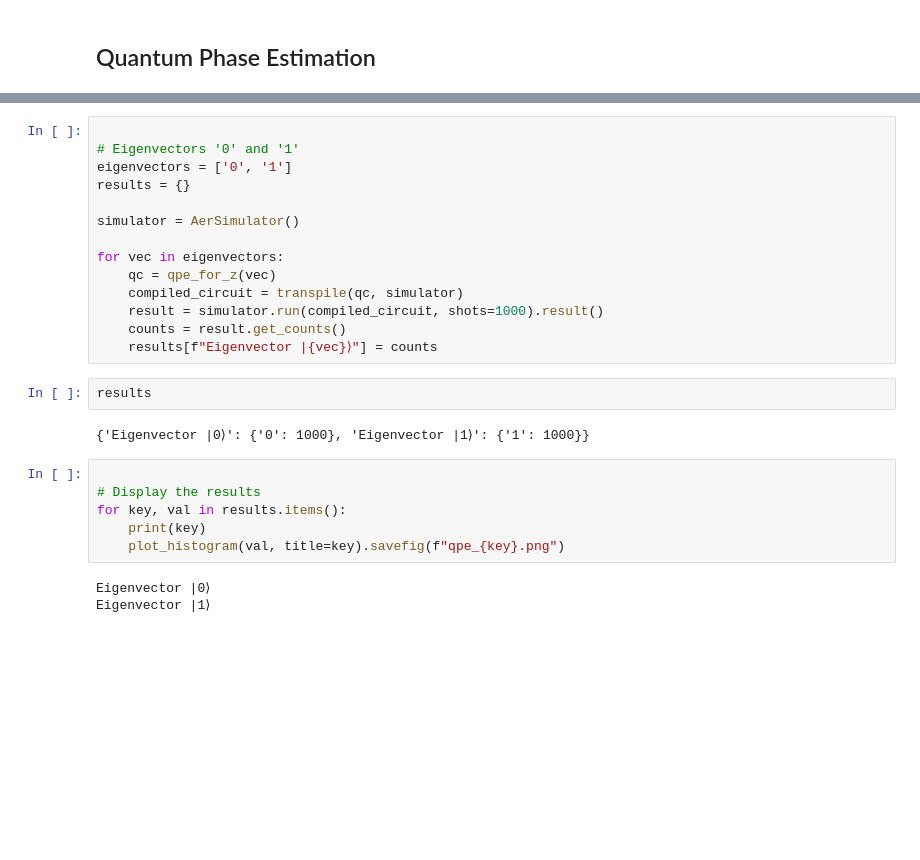
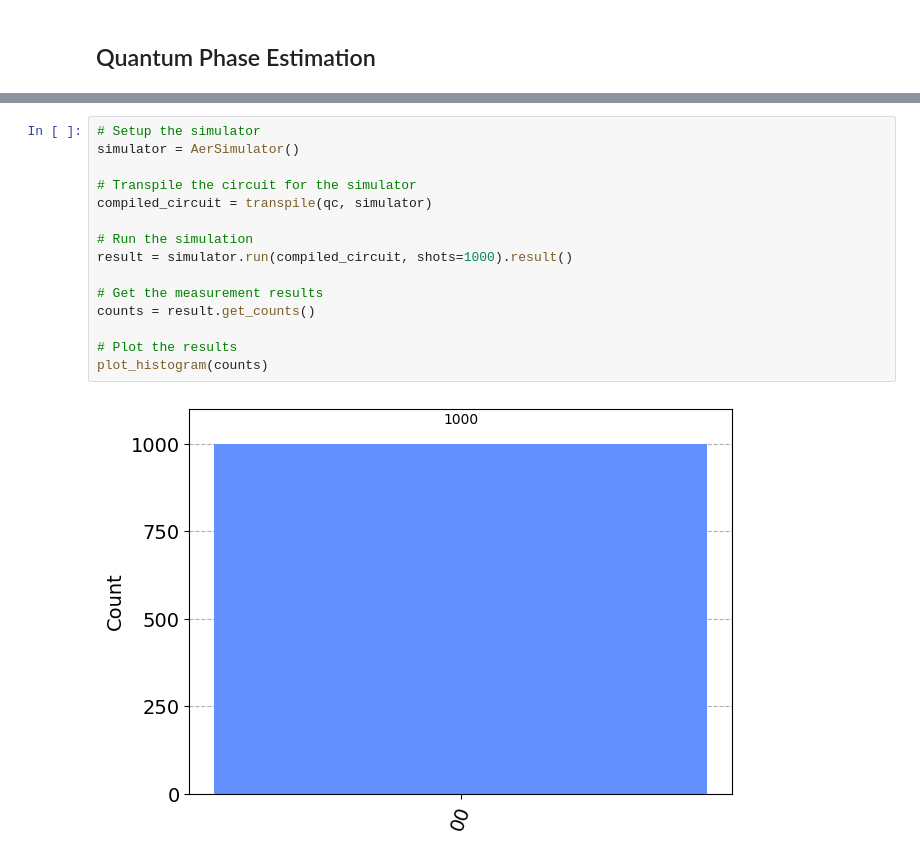
Before and after one commit to Techie5879/qiskit-practice, a Jupyter notebook: QPE.ipynb, the cells around one changed output, grey strips where cells are left out. Saved outputs shown, nothing was run; the diff lists cells and outputs as text; blank space fills up the shorter version.

```diff
--- a/QPE.ipynb
+++ b/QPE.ipynb
@@ -30,27 +108,17 @@ def qpe_for_z(eigenvector):
 # %%
-
-# Eigenvectors '0' and '1'
-eigenvectors = ['0', '1']
-results = {}
-
+# Setup the simulator
 simulator = AerSimulator()
 
-for vec in eigenvectors:
-    qc = qpe_for_z(vec)
-    compiled_circuit = transpile(qc, simulator)
-    result = simulator.run(compiled_circuit, shots=1000).result()
-    counts = result.get_counts()
-    results[f"Eigenvector |{vec}⟩"] = counts
+# Transpile the circuit for the simulator
+compiled_circuit = transpile(qc, simulator)
+
+# Run the simulation
+result = simulator.run(compiled_circuit, shots=1000).result()
+
+# Get the measurement results
+counts = result.get_counts()
+
+# Plot the results
+plot_histogram(counts)
+# %% [output]
+[figure, added]
-# %%
-results
-# %% [output]
-{'Eigenvector |0⟩': {'0': 1000}, 'Eigenvector |1⟩': {'1': 1000}}
-# %%
-
-# Display the results
-for key, val in results.items():
-    print(key)
-    plot_histogram(val, title=key).savefig(f"qpe_{key}.png")
-# %% [output]
-Eigenvector |0⟩
-Eigenvector |1⟩
```
Also changed, not shown: parts of 5 cells of this notebook.
